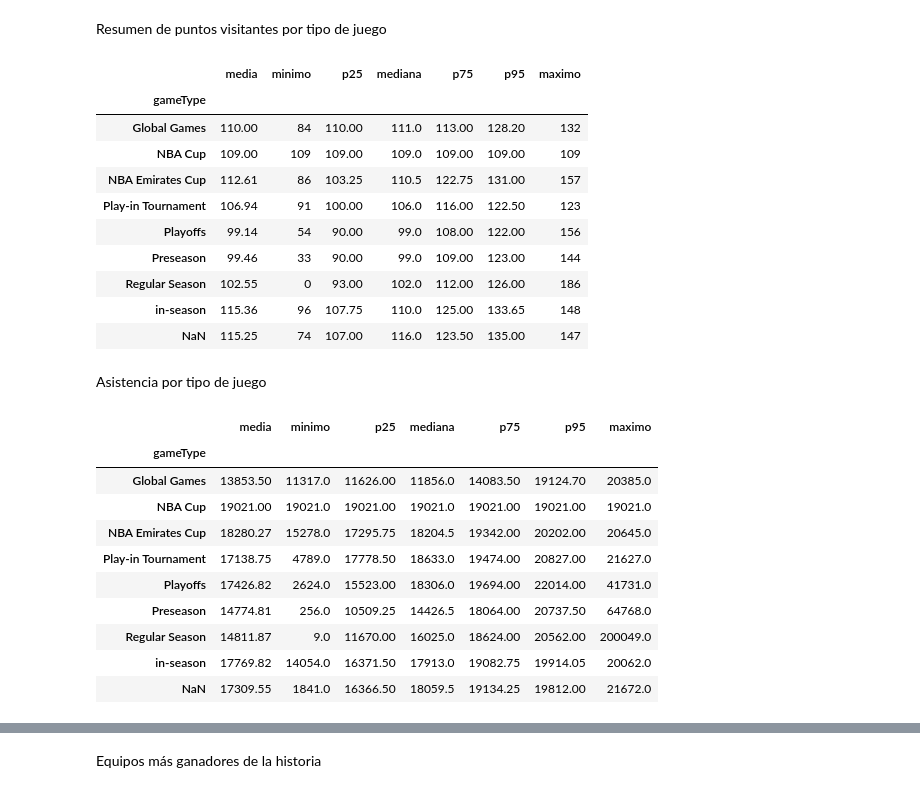
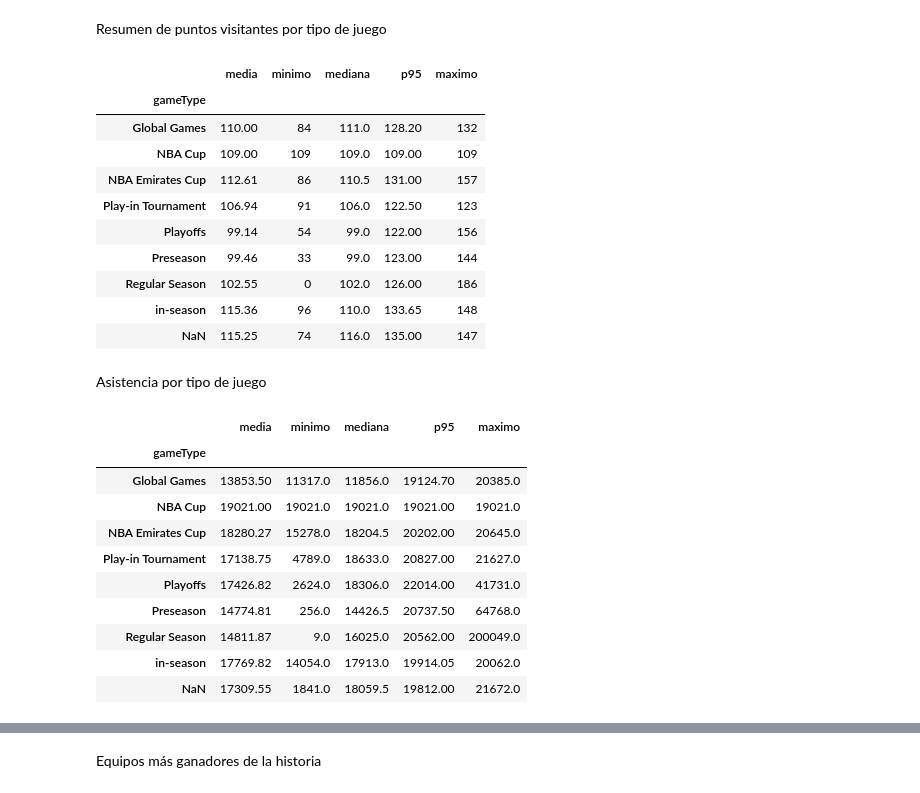
Before and after one commit to 2roma5/Diplomado_M1, a Jupyter notebook: nba.ipynb, the cells around one changed output, grey strips where cells are left out. Saved outputs shown, nothing was run; the diff lists cells and outputs as text; code cells hidden in the pictures.

```diff
--- a/nba.ipynb
+++ b/nba.ipynb
@@ -575,47 +584,47 @@ Resumen de puntos visitantes por tipo de juego
 # %%
 games.groupby('gameType',dropna=False)['awayScore'].agg(media='mean',
                                            minimo= 'min',
-                                           p25= lambda x: x.quantile(0.25),
+                                           #p25= lambda x: x.quantile(0.25),
                                            mediana='median',
-                                           p75 = lambda x: x.quantile(0.75),
+                                           #p75 = lambda x: x.quantile(0.75),
                                            p95 = lambda x: x.quantile(0.95),
                                            maximo = 'max'
                                            ).round(2)
 # %% [output]
-|  | media | minimo | p25 | mediana | p75 | p95 | maximo |
-| gameType |  |  |  |  |  |  |  |
-| Global Games | 110.00 | 84 | 110.00 | 111.0 | 113.00 | 128.20 | 132 |
-| NBA Cup | 109.00 | 109 | 109.00 | 109.0 | 109.00 | 109.00 | 109 |
-| NBA Emirates Cup | 112.61 | 86 | 103.25 | 110.5 | 122.75 | 131.00 | 157 |
-| Play-in Tournament | 106.94 | 91 | 100.00 | 106.0 | 116.00 | 122.50 | 123 |
-| Playoffs | 99.14 | 54 | 90.00 | 99.0 | 108.00 | 122.00 | 156 |
-| Preseason | 99.46 | 33 | 90.00 | 99.0 | 109.00 | 123.00 | 144 |
-| Regular Season | 102.55 | 0 | 93.00 | 102.0 | 112.00 | 126.00 | 186 |
-| in-season | 115.36 | 96 | 107.75 | 110.0 | 125.00 | 133.65 | 148 |
-| NaN | 115.25 | 74 | 107.00 | 116.0 | 123.50 | 135.00 | 147 |
+|  | media | minimo | mediana | p95 | maximo |
+| gameType |  |  |  |  |  |
+| Global Games | 110.00 | 84 | 111.0 | 128.20 | 132 |
+| NBA Cup | 109.00 | 109 | 109.0 | 109.00 | 109 |
+| NBA Emirates Cup | 112.61 | 86 | 110.5 | 131.00 | 157 |
+| Play-in Tournament | 106.94 | 91 | 106.0 | 122.50 | 123 |
+| Playoffs | 99.14 | 54 | 99.0 | 122.00 | 156 |
+| Preseason | 99.46 | 33 | 99.0 | 123.00 | 144 |
+| Regular Season | 102.55 | 0 | 102.0 | 126.00 | 186 |
+| in-season | 115.36 | 96 | 110.0 | 133.65 | 148 |
+| NaN | 115.25 | 74 | 116.0 | 135.00 | 147 |
 # %% [markdown]
 Asistencia por tipo de juego
 # %%
 games.groupby('gameType',dropna=False)['attendance'].agg(media='mean',
                                            minimo= 'min',
-                                           p25= lambda x: x.quantile(0.25),
+                                           #p25= lambda x: x.quantile(0.25),
                                            mediana='median',
-                                           p75 = lambda x: x.quantile(0.75),
+                                           #p75 = lambda x: x.quantile(0.75),
                                            p95 = lambda x: x.quantile(0.95),
                                            maximo = 'max'
                                            ).round(2)
 # %% [output]
-|  | media | minimo | p25 | mediana | p75 | p95 | maximo |
-| gameType |  |  |  |  |  |  |  |
-| Global Games | 13853.50 | 11317.0 | 11626.00 | 11856.0 | 14083.50 | 19124.70 | 20385.0 |
-| NBA Cup | 19021.00 | 19021.0 | 19021.00 | 19021.0 | 19021.00 | 19021.00 | 19021.0 |
-| NBA Emirates Cup | 18280.27 | 15278.0 | 17295.75 | 18204.5 | 19342.00 | 20202.00 | 20645.0 |
-| Play-in Tournament | 17138.75 | 4789.0 | 17778.50 | 18633.0 | 19474.00 | 20827.00 | 21627.0 |
-| Playoffs | 17426.82 | 2624.0 | 15523.00 | 18306.0 | 19694.00 | 22014.00 | 41731.0 |
-| Preseason | 14774.81 | 256.0 | 10509.25 | 14426.5 | 18064.00 | 20737.50 | 64768.0 |
-| Regular Season | 14811.87 | 9.0 | 11670.00 | 16025.0 | 18624.00 | 20562.00 | 200049.0 |
-| in-season | 17769.82 | 14054.0 | 16371.50 | 17913.0 | 19082.75 | 19914.05 | 20062.0 |
-| NaN | 17309.55 | 1841.0 | 16366.50 | 18059.5 | 19134.25 | 19812.00 | 21672.0 |
+|  | media | minimo | mediana | p95 | maximo |
+| gameType |  |  |  |  |  |
+| Global Games | 13853.50 | 11317.0 | 11856.0 | 19124.70 | 20385.0 |
+| NBA Cup | 19021.00 | 19021.0 | 19021.0 | 19021.00 | 19021.0 |
+| NBA Emirates Cup | 18280.27 | 15278.0 | 18204.5 | 20202.00 | 20645.0 |
+| Play-in Tournament | 17138.75 | 4789.0 | 18633.0 | 20827.00 | 21627.0 |
+| Playoffs | 17426.82 | 2624.0 | 18306.0 | 22014.00 | 41731.0 |
+| Preseason | 14774.81 | 256.0 | 14426.5 | 20737.50 | 64768.0 |
+| Regular Season | 14811.87 | 9.0 | 16025.0 | 20562.00 | 200049.0 |
+| in-season | 17769.82 | 14054.0 | 17913.0 | 19914.05 | 20062.0 |
+| NaN | 17309.55 | 1841.0 | 18059.5 | 19812.00 | 21672.0 |
 # %%
 games[games['attendance']==9]
 # %% [output]
```
Also changed, not shown: parts of 12 cells of this notebook.
